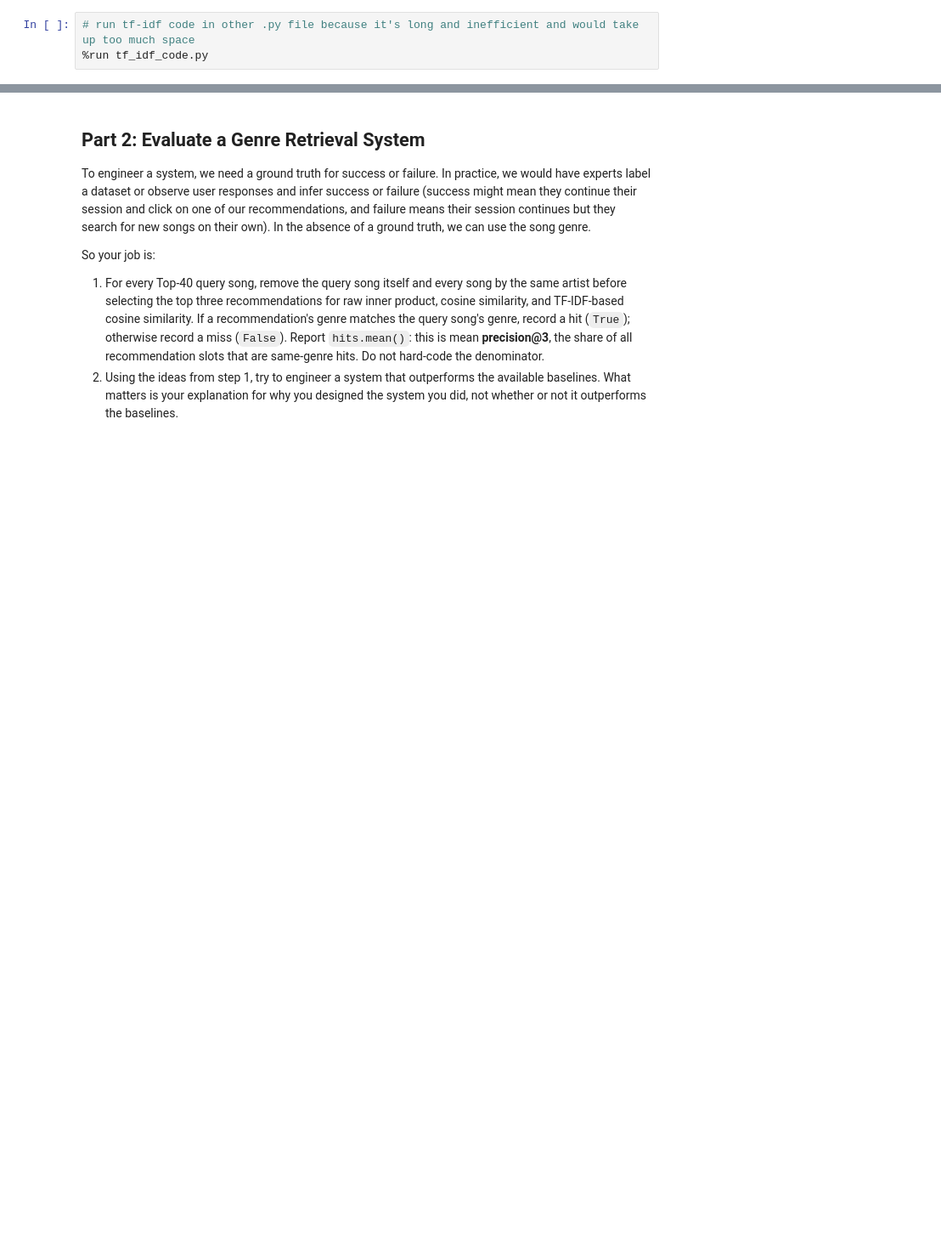
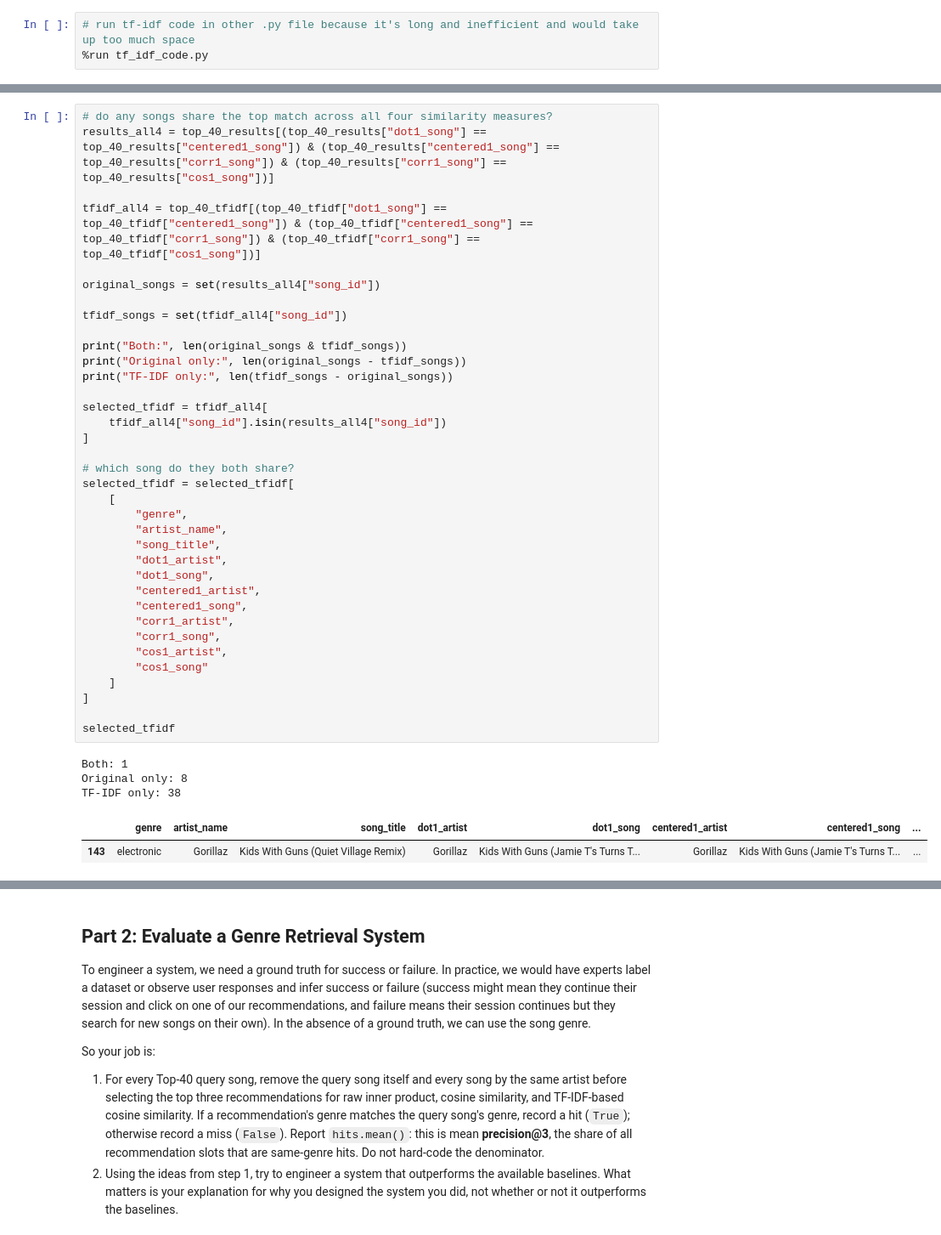
Before and after one commit to ae-phillips/uu_vectors_and_matrices, a Jupyter notebook: Thursday Lab/lab_01.ipynb, the cells around one changed output, grey strips where cells are left out. Shown at 85% size. Cells and saved outputs as stored; diff of their text form; blank space fills up the shorter version.

```diff
--- a/Thursday Lab/lab_01.ipynb
+++ b/Thursday Lab/lab_01.ipynb
@@ -869,0 +903,42 @@ top_40_tf_idf
+# %%
+# do any songs share the top match across all four similarity measures?
+results_all4 = top_40_results[(top_40_results["dot1_song"] == top_40_results["centered1_song"]) & (top_40_results["centered1_song"] == top_40_results["corr1_song"]) & (top_40_results["corr1_song"] == top_40_results["cos1_song"])]
+
+tfidf_all4 = top_40_tfidf[(top_40_tfidf["dot1_song"] == top_40_tfidf["centered1_song"]) & (top_40_tfidf["centered1_song"] == top_40_tfidf["corr1_song"]) & (top_40_tfidf["corr1_song"] == top_40_tfidf["cos1_song"])]
+
+original_songs = set(results_all4["song_id"])
+
+tfidf_songs = set(tfidf_all4["song_id"])
+
+print("Both:", len(original_songs & tfidf_songs))
+print("Original only:", len(original_songs - tfidf_songs))
+print("TF-IDF only:", len(tfidf_songs - original_songs))
+
+selected_tfidf = tfidf_all4[
+    tfidf_all4["song_id"].isin(results_all4["song_id"])
+]
+
+# which song do they both share?
+selected_tfidf = selected_tfidf[
+    [
+        "genre",
+        "artist_name",
+        "song_title",
+        "dot1_artist",
+        "dot1_song",
+        "centered1_artist",
+        "centered1_song",
+        "corr1_artist",
+        "corr1_song",
+        "cos1_artist",
+        "cos1_song"
+    ]
+]
+
+selected_tfidf
+# %% [output]
+Both: 1
+Original only: 8
+TF-IDF only: 38
+|  | genre | artist_name | song_title | dot1_artist | dot1_song | centered1_artist | centered1_song | ... |
+| 143 | electronic | Gorillaz | Kids With Guns (Quiet Village Remix) | Gorillaz | Kids With Guns (Jamie T's Turns T... | Gorillaz | Kids With Guns (Jamie T's Turns T... | ... |
```
Also changed, not shown: parts of 8 cells of this notebook.
